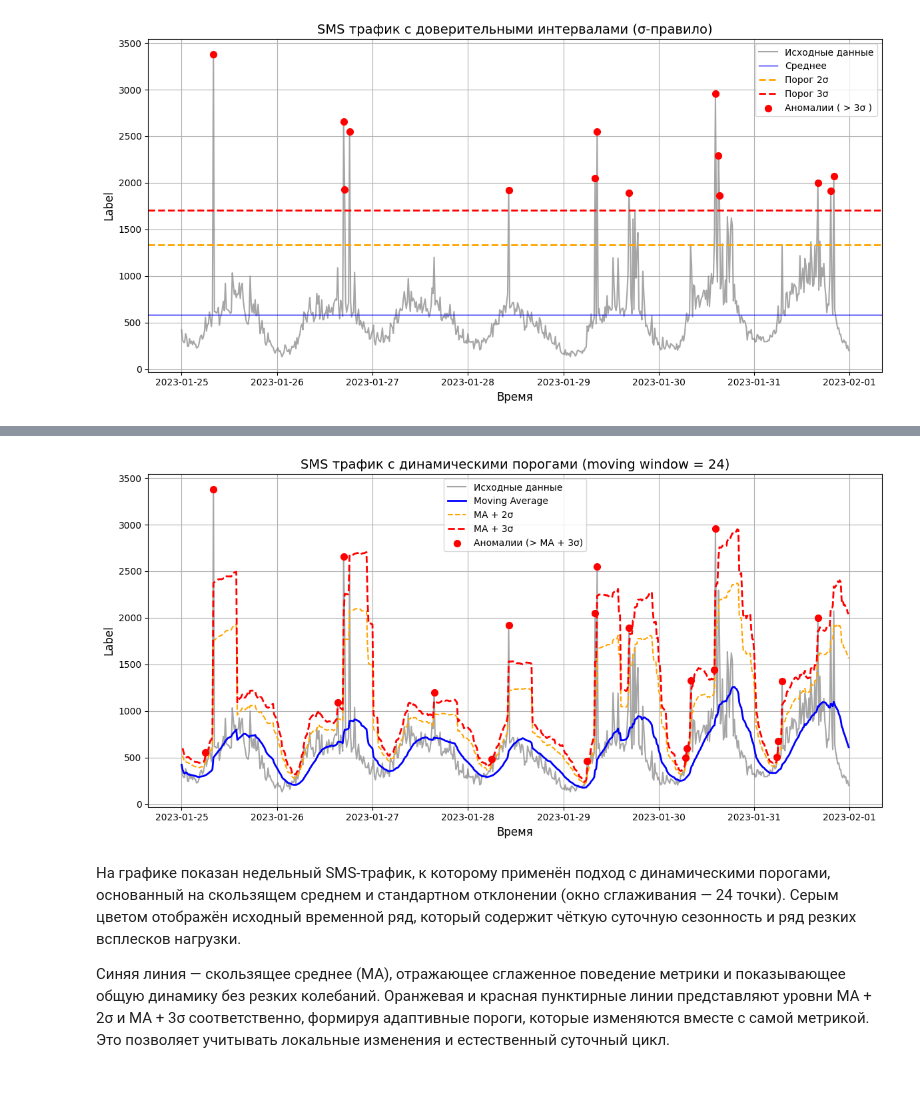
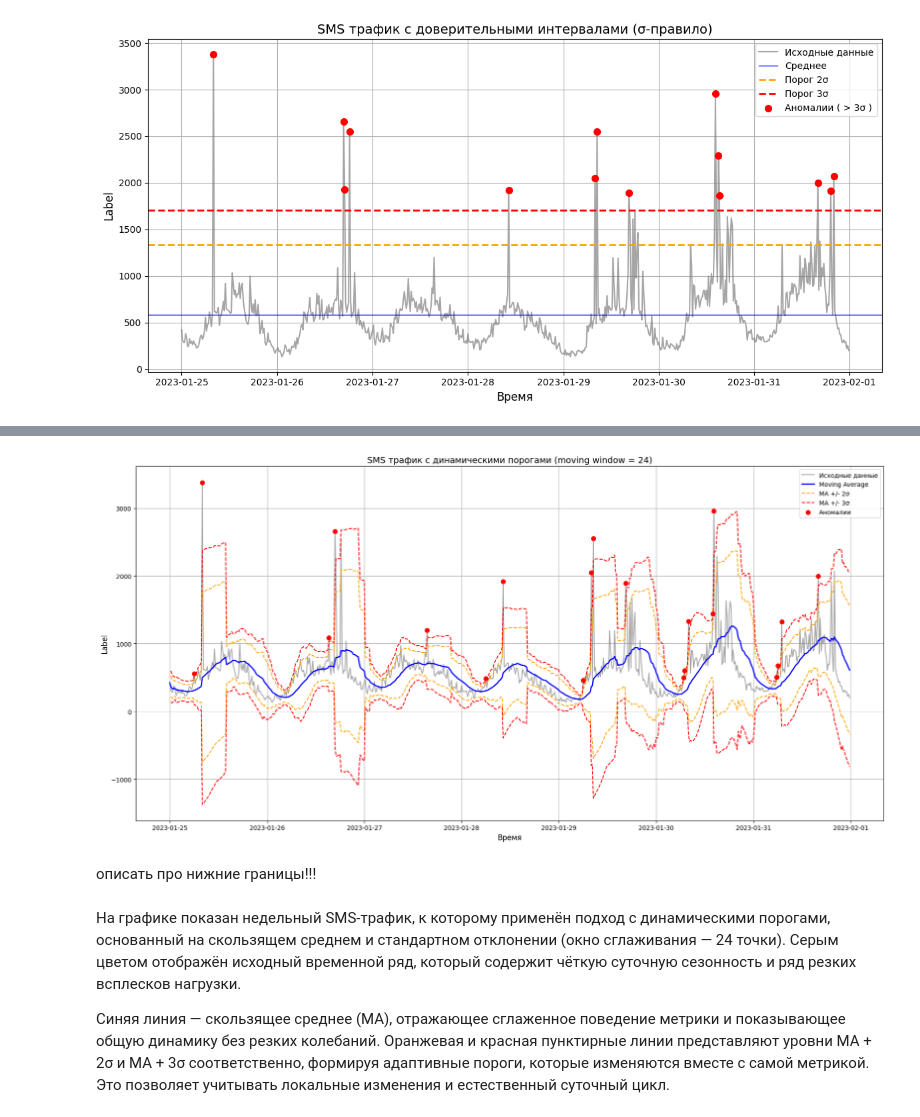
Before and after one commit to kostya9705/Portfolio, a Jupyter notebook: TelecomSMSAnalysis/analysis.ipynb, the cells around one changed output, grey strips where cells are left out. Cells and saved outputs as stored; diff of their text form; code cells hidden in the pictures; blank space fills up the shorter version.

```diff
--- a/TelecomSMSAnalysis/analysis.ipynb
+++ b/TelecomSMSAnalysis/analysis.ipynb
@@ -504,46 +511,65 @@ window = 24
 ma = data_fill['label'].rolling(window=window, min_periods=1).mean()
 
 # скользящее стандартное отклонение
 std = data_fill['label'].rolling(window=window, min_periods=1).std()
 
 # динамические пороги 2σ и 3σ
 upper_2sigma = ma + 2 * std
 upper_3sigma = ma + 3 * std
 
+lower_2sigma = ma - 2 * std
+lower_3sigma = ma - 3 * std
+
 # аномалии: выход за 3σ
-anomalies = data_fill[data_fill['label'] > upper_3sigma]
+anomalies = data_fill[(data_fill['label'] > upper_3sigma) | (data_fill['label'] < lower_3sigma)]
 
-plt.figure(figsize=(12, 6))
+
+plt.figure(figsize=(18, 9))
 
 # исходные данные
-plt.plot(data_fill.index, data_fill['label'],
-         label='Исходные данные', color='gray', alpha=0.7)
+plt.plot(
+    data_fill.index, data_fill['label'], label='Исходные данные', color='gray', alpha=0.7
+)
 
 # скользящее среднее
-plt.plot(data_fill.index, ma,
-         label='Moving Average', color='blue', linewidth=2)
+plt.plot(
+    data_fill.index, ma, label='Moving Average', color='blue', linewidth=2
+)
 
 # 2σ порог
-plt.plot(data_fill.index, upper_2sigma,
-         label='MA + 2σ', color='orange', linestyle='--')
+plt.plot(
+    data_fill.index, upper_2sigma, label='MA +/- 2σ', color='orange', linestyle='--'
+)
+
+plt.plot(
+    data_fill.index, lower_2sigma, color='orange', linestyle='--'
+)
 
 # 3σ порог
-plt.plot(data_fill.index, upper_3sigma,
-         label='MA + 3σ', color='red', linestyle='--', linewidth=2)
+plt.plot(
+    data_fill.index, upper_3sigma, label='MA +/- 3σ', color='red', linestyle='--'
+)
+
+plt.plot(
+    data_fill.index, lower_3sigma, color='red', linestyle='--'
+)
 
 # аномалии
-plt.scatter(anomalies.index, anomalies['label'],
-            color='red', s=50, label='Аномалии (> MA + 3σ)', zorder=5)
+plt.scatter(
+    anomalies.index, anomalies['label'], color='red', s=50, label='Аномалии', zorder=5
+)
 
 plt.title(f'SMS трафик с динамическими порогами (moving window = {window})', fontsize=14)
 plt.xlabel('Время', fontsize=12)
 plt.ylabel('Label', fontsize=12)
 plt.legend()
 plt.grid(True)
 plt.tight_layout()
 plt.show()
 # %% [output]
-[figure, old version]
+[figure, new version]
+# %% [markdown]
+описать про нижние границы!!!
 # %% [markdown]
 На графике показан недельный SMS-трафик, к которому применён подход с динамическими порогами, основанный на скользящем среднем и стандартном отклонении (окно сглаживания — 24 точки). Серым цветом отображён исходный временной ряд, который содержит чёткую суточную сезонность и ряд резких всплесков нагрузки.
 
```
Also changed, not shown: parts of 31 cells of this notebook, 1 other file.
